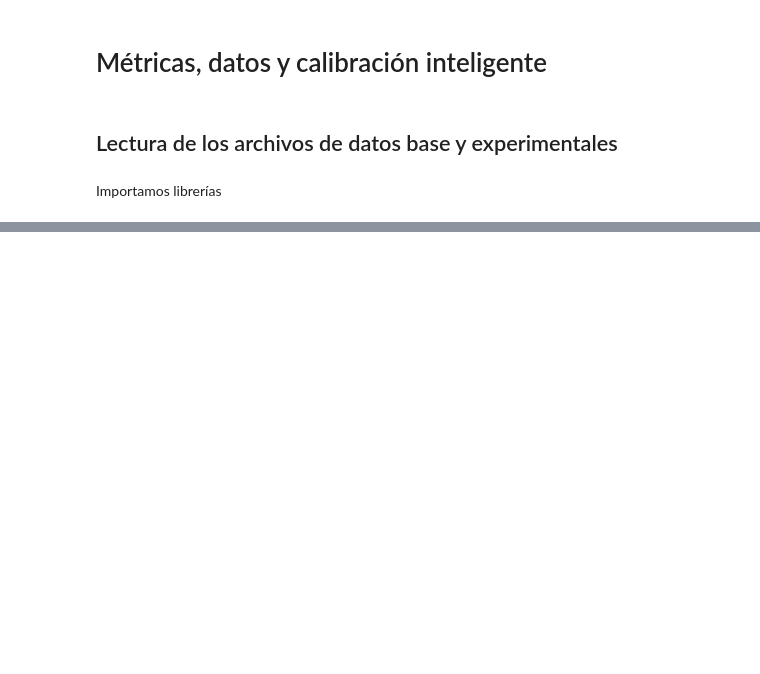
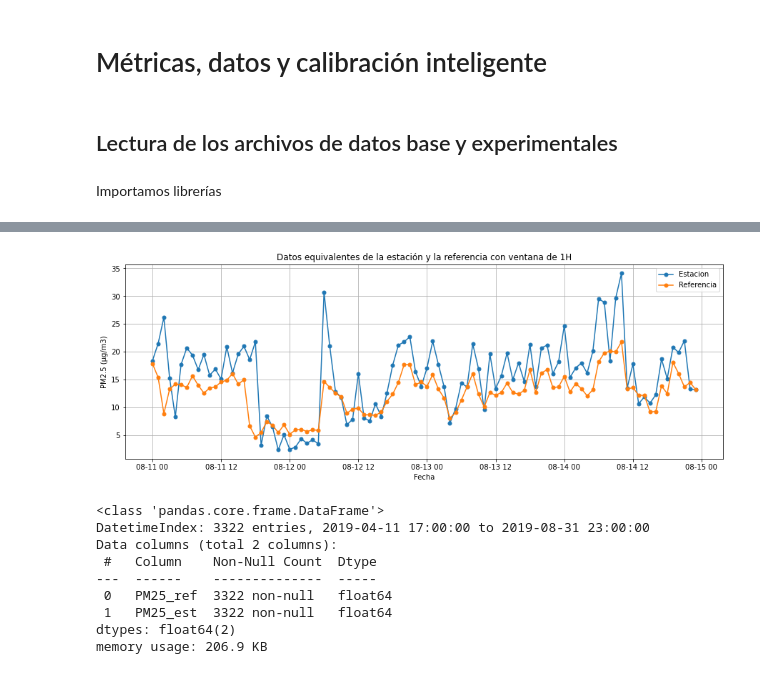
Before and after one commit to Vendetta0462/TareasCursos, a Jupyter notebook: Codigos/Calibracion_Inteligente/Calibracion_Inteligente.ipynb, the cells around one changed output, grey strips where cells are left out. Cells and saved outputs as stored; diff of their text form; code cells hidden in the pictures; blank space fills up the shorter version.

```diff
--- a/Codigos/Calibracion_Inteligente/Calibracion_Inteligente.ipynb
+++ b/Codigos/Calibracion_Inteligente/Calibracion_Inteligente.ipynb
@@ -110,0 +195,30 @@ Index: []
+# %%
+# Realizamos la media sin hacer solapamiento de las ventanas
+step = "60T"
+# datos_ventana = MediaMovil([referencia, estacion.shift(freq=pd.Timedelta("-4H"))], ventana, step)
+datos_ventana = MediaMovil([referencia, estacion], ventana, step)
+# %%
+#Graficamos
+plt.figure(figsize=(15,5))
+# plt.plot(data["PM25"], ".", label="Referencia", markersize=10)
+plt.plot(datos_ventana["PM25_est"]["2019-08-11":"2019-08-14"], ".-", label="Estacion", markersize=10)
+plt.plot(datos_ventana["PM25_ref"]["2019-08-11":"2019-08-14"], ".-", label="Referencia", markersize=10)
+plt.title("Datos equivalentes de la estación y la referencia con ventana de " + ventana)
+plt.xlabel("Fecha")
+plt.ylabel("PM2.5 (μg/m3)")
+plt.legend()
+plt.grid()
+plt.show()
+
+datos_ventana.info()
+# %% [output]
+[figure, added]
+<class 'pandas.core.frame.DataFrame'>
+DatetimeIndex: 3322 entries, 2019-04-11 17:00:00 to 2019-08-31 23:00:00
+Data columns (total 2 columns):
+ #   Column    Non-Null Count  Dtype
+---  ------    --------------  -----
+ 0   PM25_ref  3322 non-null   float64
+ 1   PM25_est  3322 non-null   float64
+dtypes: float64(2)
+memory usage: 206.9 KB
```
Also changed, not shown: parts of 39 cells of this notebook.
